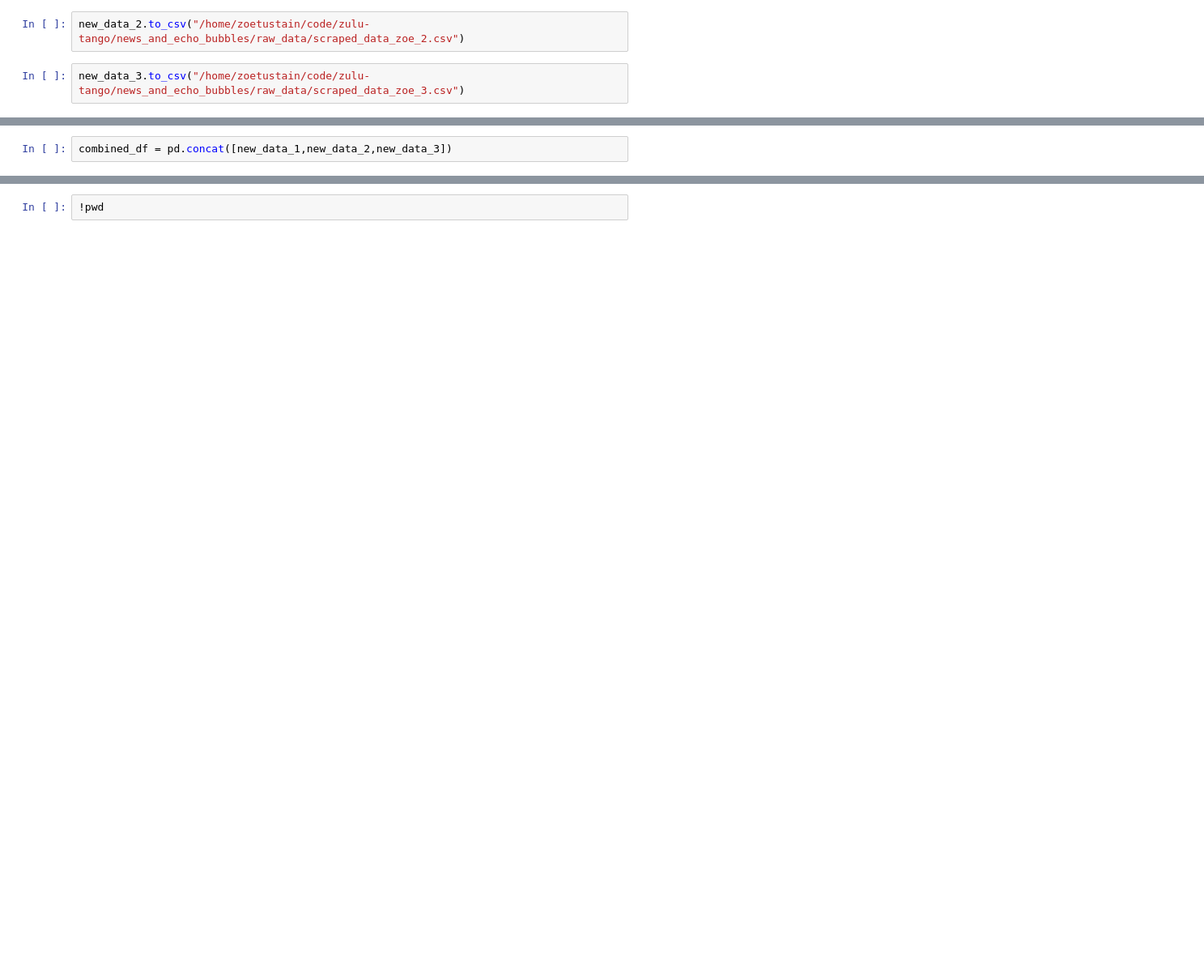
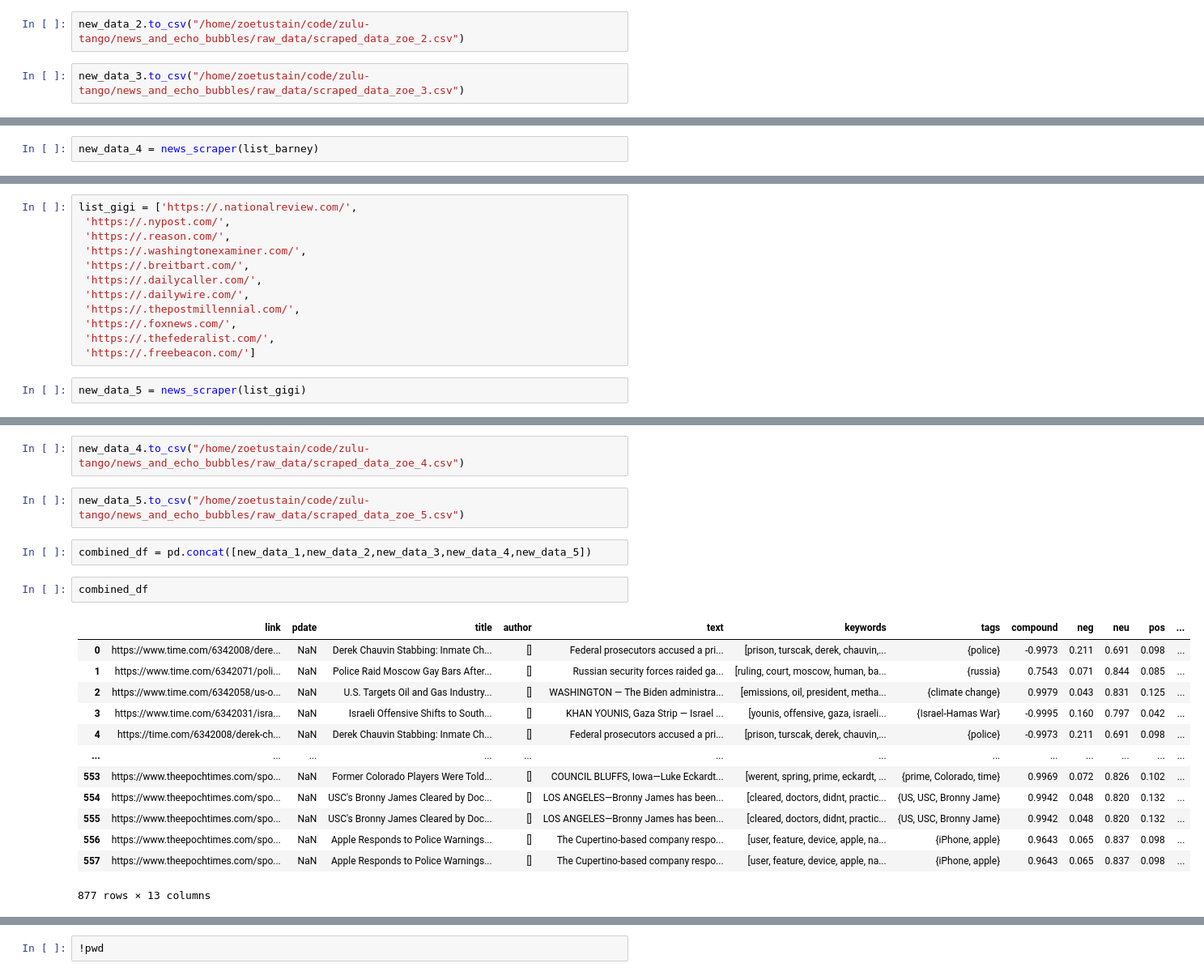
Before and after one commit to zulu-tango/news_and_echo_bubbles, a Jupyter notebook: notebooks/zoe_scraping.ipynb, the cells around one changed output, grey strips where cells are left out. Shown at 81% size. Saved outputs shown, nothing was run; the diff lists cells and outputs as text; blank space fills up the shorter version.

```diff
--- a/notebooks/zoe_scraping.ipynb
+++ b/notebooks/zoe_scraping.ipynb
@@ -94,0 +147,2 @@ new_data_3.to_csv("/home/zoetustain/code/zulu-tango/news_and_echo_bubbles/raw_da
+# %%
+new_data_4 = news_scraper(list_barney)
@@ -94,0 +153,14 @@ new_data_3.to_csv("/home/zoetustain/code/zulu-tango/news_and_echo_bubbles/raw_da
+# %%
+list_gigi = ['https://.nationalreview.com/',
+ 'https://.nypost.com/',
+ 'https://.reason.com/',
+ 'https://.washingtonexaminer.com/',
+ 'https://.breitbart.com/',
+ 'https://.dailycaller.com/',
+ 'https://.dailywire.com/',
+ 'https://.thepostmillennial.com/',
+ 'https://.foxnews.com/',
+ 'https://.thefederalist.com/',
+ 'https://.freebeacon.com/']
+# %%
+new_data_5 = news_scraper(list_gigi)
@@ -95,3 +185,23 @@ new_data_3.to_csv("/home/zoetustain/code/zulu-tango/news_and_echo_bubbles/raw_da
+# %%
+new_data_4.to_csv("/home/zoetustain/code/zulu-tango/news_and_echo_bubbles/raw_data/scraped_data_zoe_4.csv")
+# %%
+new_data_5.to_csv("/home/zoetustain/code/zulu-tango/news_and_echo_bubbles/raw_data/scraped_data_zoe_5.csv")
 # %%
-combined_df = pd.concat([new_data_1,new_data_2,new_data_3])
+combined_df = pd.concat([new_data_1,new_data_2,new_data_3,new_data_4,new_data_5])
+# %%
+combined_df
+# %% [output]
+|  | link | pdate | title | author | text | keywords | tags | compound | neg | neu | pos | ... |
+| 0 | https://www.time.com/6342008/dere... | NaN | Derek Chauvin Stabbing: Inmate Ch... | [] | Federal prosecutors accused a pri... | [prison, turscak, derek, chauvin,... | {police} | -0.9973 | 0.211 | 0.691 | 0.098 | ... |
+| 1 | https://www.time.com/6342071/poli... | NaN | Police Raid Moscow Gay Bars After... | [] | Russian security forces raided ga... | [ruling, court, moscow, human, ba... | {russia} | 0.7543 | 0.071 | 0.844 | 0.085 | ... |
+| 2 | https://www.time.com/6342058/us-o... | NaN | U.S. Targets Oil and Gas Industry... | [] | WASHINGTON — The Biden administra... | [emissions, oil, president, metha... | {climate change} | 0.9979 | 0.043 | 0.831 | 0.125 | ... |
+| 3 | https://www.time.com/6342031/isra... | NaN | Israeli Offensive Shifts to South... | [] | KHAN YOUNIS, Gaza Strip — Israel ... | [younis, offensive, gaza, israeli... | {Israel-Hamas War} | -0.9995 | 0.160 | 0.797 | 0.042 | ... |
+| 4 | https://time.com/6342008/derek-ch... | NaN | Derek Chauvin Stabbing: Inmate Ch... | [] | Federal prosecutors accused a pri... | [prison, turscak, derek, chauvin,... | {police} | -0.9973 | 0.211 | 0.691 | 0.098 | ... |
+| ... | ... | ... | ... | ... | ... | ... | ... | ... | ... | ... | ... | ... |
+| 553 | https://www.theepochtimes.com/spo... | NaN | Former Colorado Players Were Told... | [] | COUNCIL BLUFFS, Iowa—Luke Eckardt... | [werent, spring, prime, eckardt, ... | {prime, Colorado, time} | 0.9969 | 0.072 | 0.826 | 0.102 | ... |
+| 554 | https://www.theepochtimes.com/spo... | NaN | USC's Bronny James Cleared by Doc... | [] | LOS ANGELES—Bronny James has been... | [cleared, doctors, didnt, practic... | {US, USC, Bronny Jame} | 0.9942 | 0.048 | 0.820 | 0.132 | ... |
+| 555 | https://www.theepochtimes.com/spo... | NaN | USC's Bronny James Cleared by Doc... | [] | LOS ANGELES—Bronny James has been... | [cleared, doctors, didnt, practic... | {US, USC, Bronny Jame} | 0.9942 | 0.048 | 0.820 | 0.132 | ... |
+| 556 | https://www.theepochtimes.com/spo... | NaN | Apple Responds to Police Warnings... | [] | The Cupertino-based company respo... | [user, feature, device, apple, na... | {iPhone, apple} | 0.9643 | 0.065 | 0.837 | 0.098 | ... |
+| 557 | https://www.theepochtimes.com/spo... | NaN | Apple Responds to Police Warnings... | [] | The Cupertino-based company respo... | [user, feature, device, apple, na... | {iPhone, apple} | 0.9643 | 0.065 | 0.837 | 0.098 | ... |
+877 rows × 13 columns
 # %%
```
Also changed, not shown: parts of 27 cells of this notebook, 6 other files.
